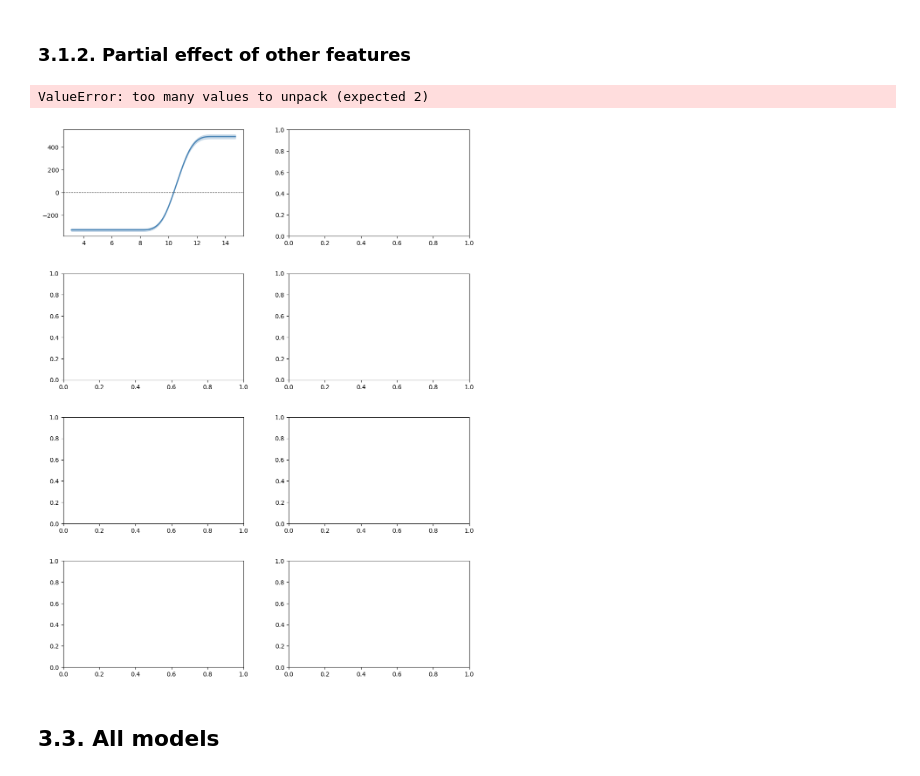
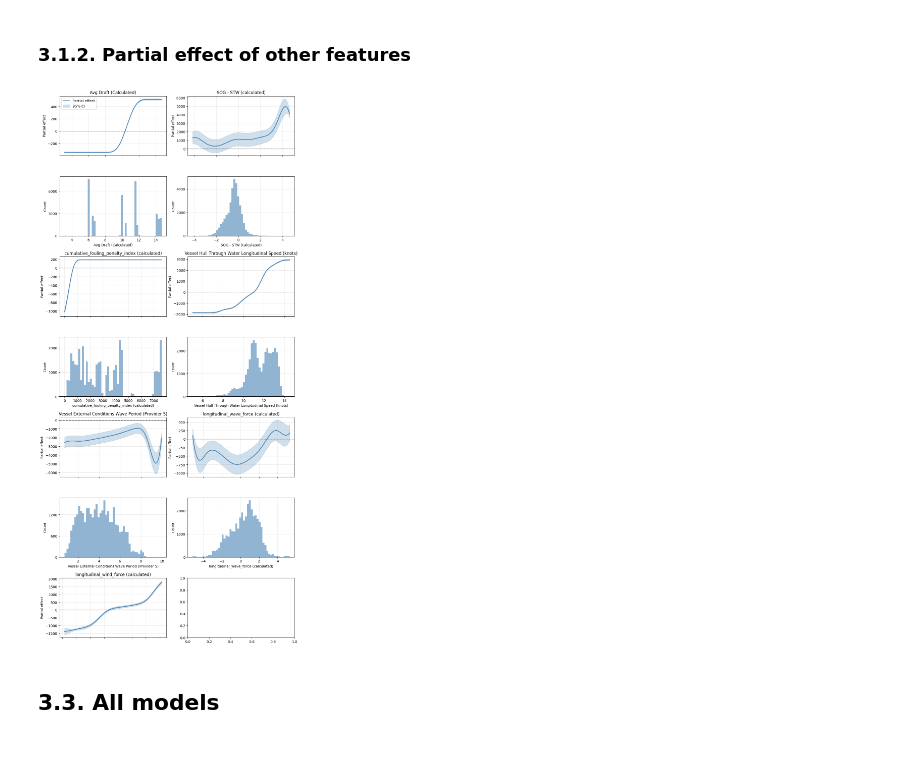
Before and after one commit to AugustBjerg/Master-s-thesis, a Jupyter notebook: code/modelling/notebooks/evaluation.ipynb, the cells around one changed output. Saved outputs shown, nothing was run; the diff lists cells and outputs as text; code cells hidden in the pictures.

```diff
--- a/code/modelling/notebooks/evaluation.ipynb
+++ b/code/modelling/notebooks/evaluation.ipynb
@@ -47,7 +47,7 @@ test_timestamps  = pd.to_datetime(ts["test_timestamps"])
 # %% [markdown]
 ## 1.3. Models
 # %%
-model_pipelines_incl_foul = {'GAM': None, 'NN': None, 'random_forest': None}
+model_pipelines_incl_foul = {'ridge_regression': None, 'GAM': None, 'random_forest': None}
 # %%
 for model in model_pipelines_incl_foul.keys():
     # find the pipeline
@@ -944,16 +936,15 @@ def visualize_all_terms_with_scatter(
     plt.tight_layout()
     plt.show()
 # %%
-visualize_all_terms_with_scatter(
+visualize_all_terms_with_hist(
     X=X_train,
     pipeline=model_pipelines_incl_foul["GAM"],
     n_grid=100,
     n_cols=2,                    # two features per line
     figsize_per_col=(6, 4),      # tweak if still cramped
 )
 # %% [output]
-ValueError: too many values to unpack (expected 2)
-[figure, old version]
+[figure, new version]
 # %% [markdown]
 ## 3.3. All models
 # %% [markdown]
```
Also changed, not shown: parts of 17 cells of this notebook, 12 other files.
